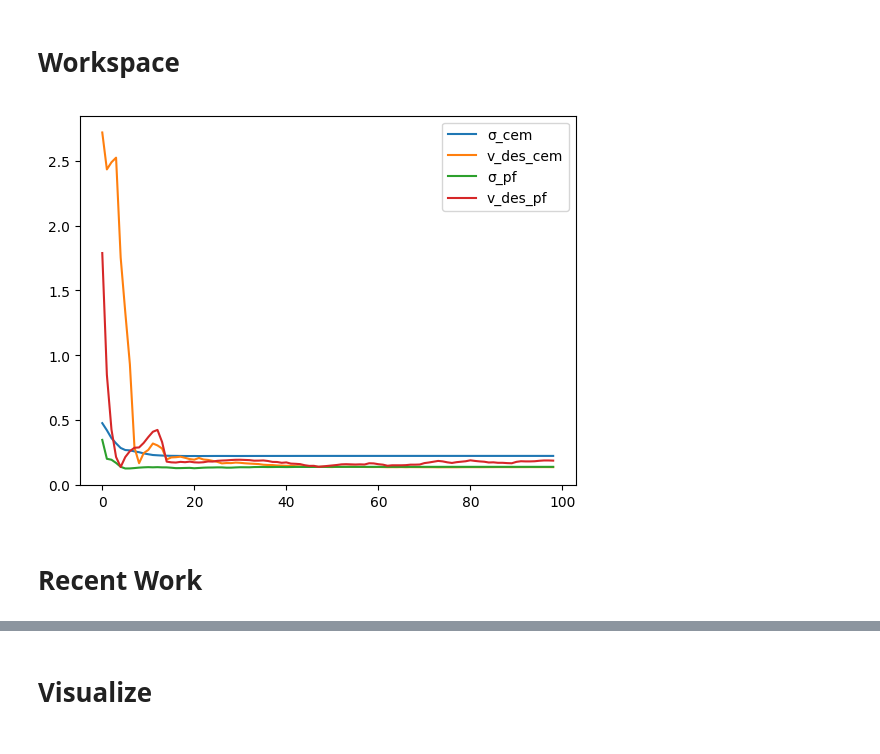
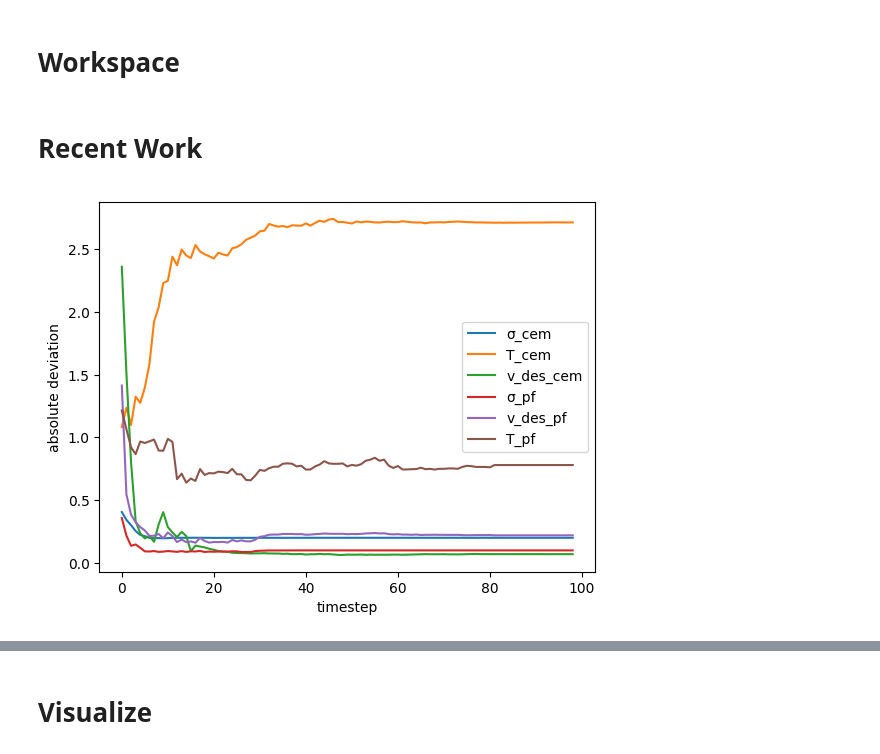
Before and after one commit to sisl/ngsim_env, a Jupyter notebook: notebooks/synthetic_multidim.ipynb, the cells around one changed output, grey strips where cells are left out. Cells and saved outputs as stored; diff of their text form; code cells hidden in the pictures.

Commit message:
Estimate parameters and then evaluate imitation perf using rmse_pos

```diff
--- a/notebooks/synthetic_multidim.ipynb
+++ b/notebooks/synthetic_multidim.ipynb
@@ -101,25 +103,29 @@ include("metrics_functions.jl");
 names(Main)[4:end]
 # %% [markdown]
 # Workspace
-# %%
-# 5 cars adjacent lanes scenario with 2 parameters
-num_particles = 100
-lane_place_array = [[(0.,10.)],[(0.,20.)],[(0.,15.)],[(0.,20.)],[(0.,20.)]]
-num_cars = 5
-d1 = Dict(:v_des=>10.0,:σ=>0.2);d2 = Dict(:v_des=>20.0,:σ=>0.3);d3 = Dict(:v_des=>15.0,:σ=>0.)
-d4 = Dict(:v_des=>18.0,:σ=>0.4);d5 = Dict(:v_des=>27.0,:σ=>0.2)
-car_particles = [d1,d2,d3,d4,d5]
-
-particle_props = [(:v_des,10.,0.1,30.),(:σ,0.1,0.1,1.)]
-rmse_array_pf = capture_filtering_progress_paramwise(num_particles,num_cars,lane_place_array,
-    car_particles,particle_props,approach="pf")
-rmse_array_cem = capture_filtering_progress_paramwise(num_particles,num_cars,lane_place_array,
-    car_particles,particle_props,approach="cem");
-pf_array = combine_array_dicts(rmse_array_pf);
-cem_array = combine_array_dicts(rmse_array_cem);
-res = combine_exp_results_dicts([:cem,:pf],[cem_array,pf_array])
-plot_dict(res);
-# %% [output]
-[figure, removed]
 # %% [markdown]
 # Recent Work
+# %%
+# 5 cars adjacent lanes scenario with 3 parameters
+# Parameter wise result plotting with both cem and pf in same plot
+num_particles = 100
+lane_place_array = [[(0.,10.)],[(0.,20.)],[(0.,15.)],[(0.,20.)],[(0.,20.)]]
+num_cars = 5
+d1 = Dict(:v_des=>10.0,:σ=>0.2,:T=>1.5);d2 = Dict(:v_des=>20.0,:σ=>0.3,:T=>1.5);
+d3 = Dict(:v_des=>15.0,:σ=>0.,:T=>1.5);d4 = Dict(:v_des=>18.0,:σ=>0.4,:T=>1.5);
+d5 = Dict(:v_des=>27.0,:σ=>0.2,:T=>1.5)
+car_particles = [d1,d2,d3,d4,d5]
+
+particle_props = [(:v_des,10.,0.1,30.),(:σ,0.1,0.1,1.),(:T,0.1,0.1,5.)]
+rmse_array_pf = capture_filtering_progress_paramwise(num_particles,num_cars,lane_place_array,
+    car_particles,particle_props,approach="pf")
+rmse_array_cem = capture_filtering_progress_paramwise(num_particles,num_cars,lane_place_array,
+    car_particles,particle_props,approach="cem");
+pf_array = combine_array_dicts(rmse_array_pf);
+cem_array = combine_array_dicts(rmse_array_cem);
+res = combine_exp_results_dicts([:cem,:pf],[cem_array,pf_array])
+plot_dict(res)
+xlabel("timestep")
+ylabel("absolute deviation");
+# %% [output]
+[figure, added]
```
Also changed, not shown: parts of 7 cells of this notebook, 5 other files.
